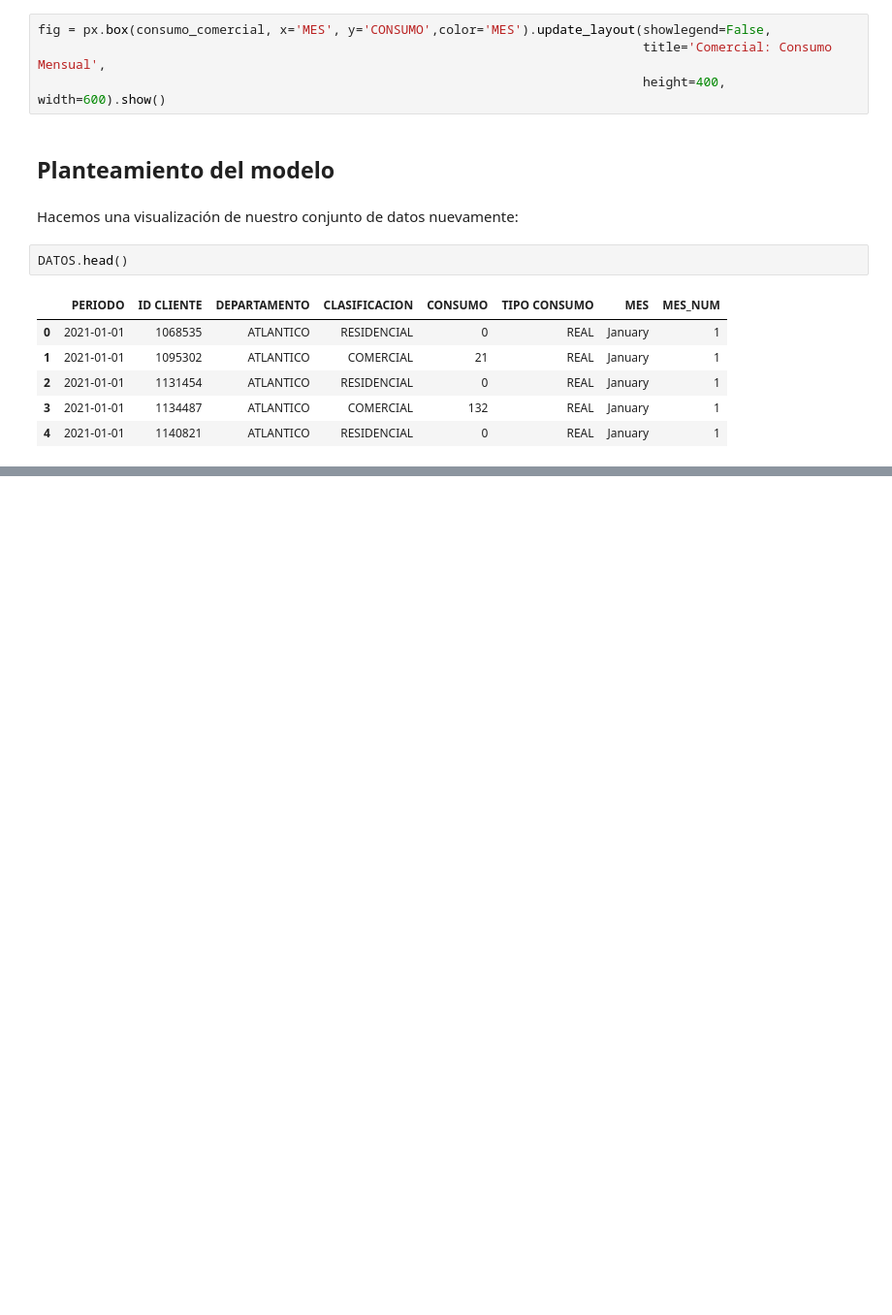
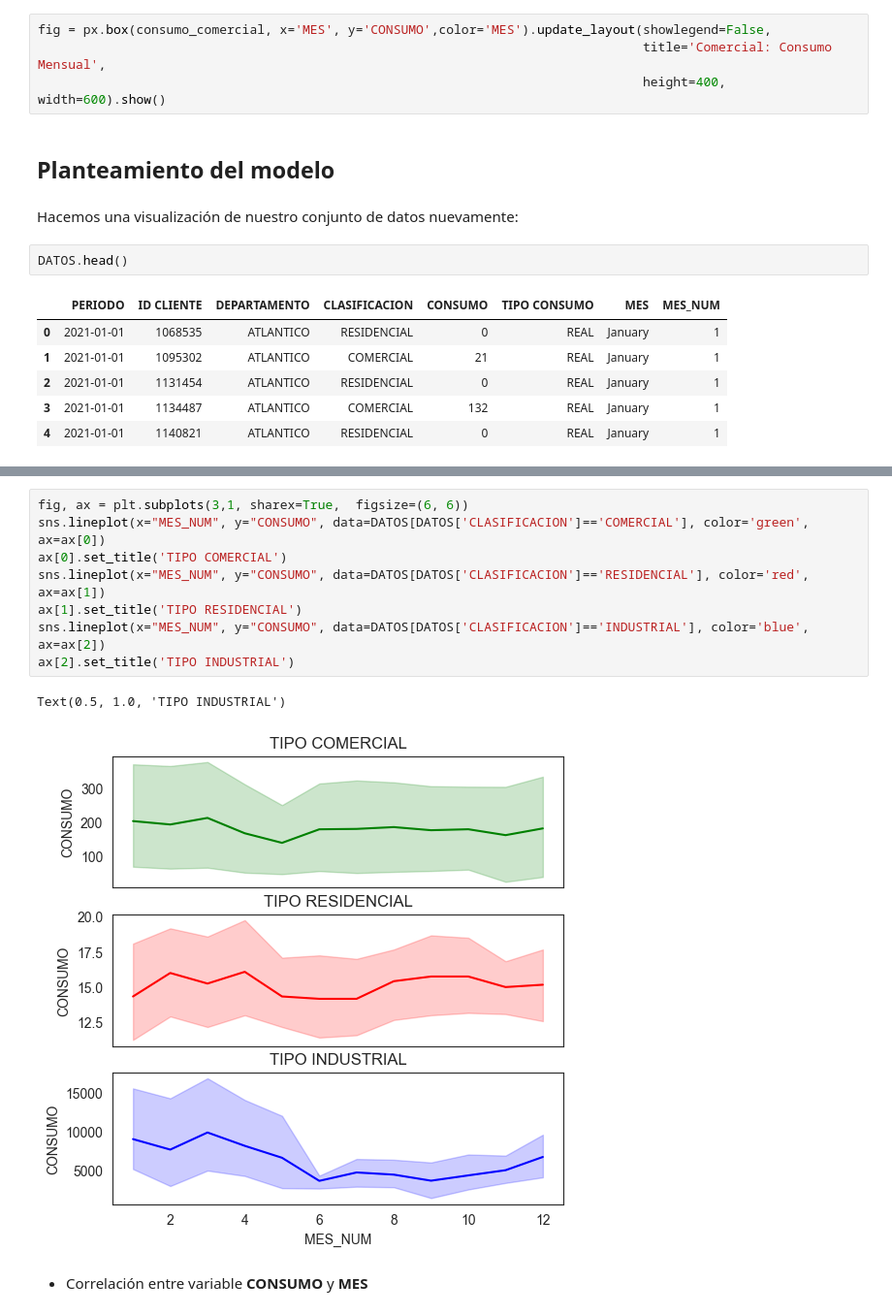
Before and after one commit to vanebertel/PRUEBA_GASES, a Jupyter notebook: _sources/notebooks.ipynb, the cells around one changed output, grey strips where cells are left out. Shown at 97% size. Saved outputs shown, nothing was run; the diff lists cells and outputs as text; blank space fills up the shorter version.

```diff
--- a/_sources/notebooks.ipynb
+++ b/_sources/notebooks.ipynb
@@ -334,0 +419,13 @@ DATOS.head()
+# %%
+fig, ax = plt.subplots(3,1, sharex=True,  figsize=(6, 6))
+sns.lineplot(x="MES_NUM", y="CONSUMO", data=DATOS[DATOS['CLASIFICACION']=='COMERCIAL'], color='green', ax=ax[0])
+ax[0].set_title('TIPO COMERCIAL')
+sns.lineplot(x="MES_NUM", y="CONSUMO", data=DATOS[DATOS['CLASIFICACION']=='RESIDENCIAL'], color='red', ax=ax[1])
+ax[1].set_title('TIPO RESIDENCIAL')
+sns.lineplot(x="MES_NUM", y="CONSUMO", data=DATOS[DATOS['CLASIFICACION']=='INDUSTRIAL'], color='blue', ax=ax[2])
+ax[2].set_title('TIPO INDUSTRIAL')
+# %% [output]
+Text(0.5, 1.0, 'TIPO INDUSTRIAL')
+[figure, added]
+# %% [markdown]
+- Correlación entre variable **CONSUMO** y **MES**
```
Also changed, not shown: parts of 12 cells of this notebook, 9 other files.
